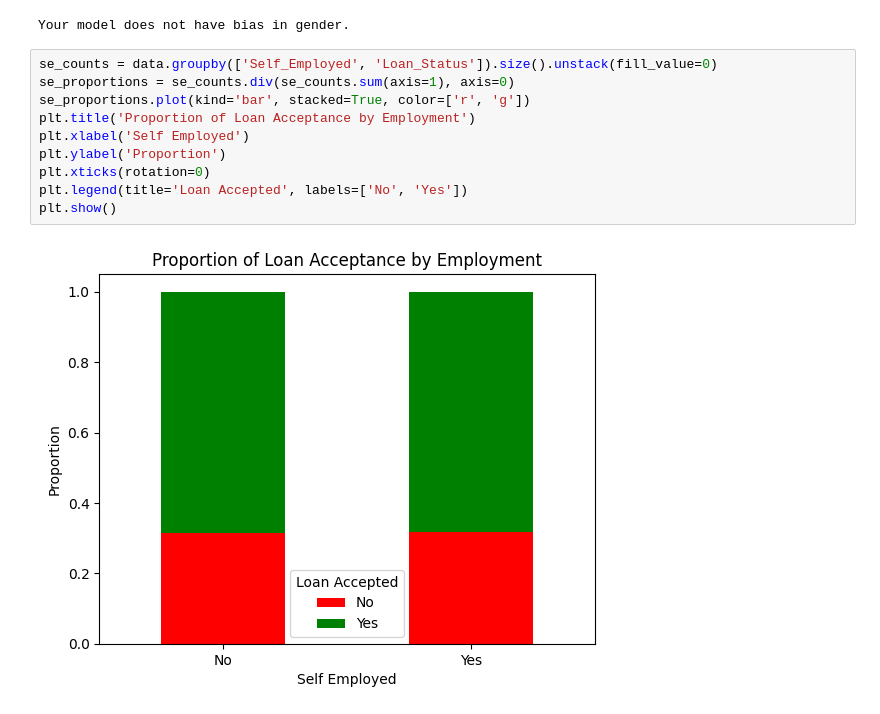
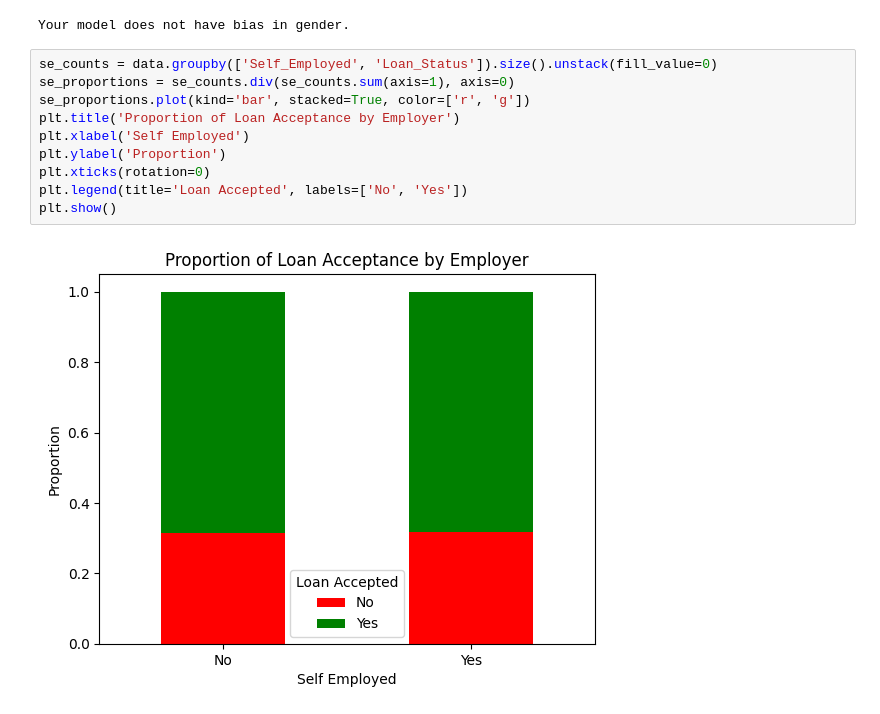
Before and after one commit to rdixitv/LoanEligibilityBiasChecker, a Jupyter notebook: loans.ipynb, the cells around one changed output. Cells and saved outputs as stored; diff of their text form.

```diff
--- a/loans.ipynb
+++ b/loans.ipynb
@@ -78,15 +78,15 @@ Your model does not have bias in gender.
 # %%
 se_counts = data.groupby(['Self_Employed', 'Loan_Status']).size().unstack(fill_value=0)
 se_proportions = se_counts.div(se_counts.sum(axis=1), axis=0)
 se_proportions.plot(kind='bar', stacked=True, color=['r', 'g'])
-plt.title('Proportion of Loan Acceptance by Employment')
+plt.title('Proportion of Loan Acceptance by Employer')
 plt.xlabel('Self Employed')
 plt.ylabel('Proportion')
 plt.xticks(rotation=0)
 plt.legend(title='Loan Accepted', labels=['No', 'Yes'])
 plt.show()
 # %% [output]
-[figure, old version]
+[figure, new version]
 # %%
 se_prop = se_proportions['Y']['Yes']
 nse_prop = se_proportions['Y']['No']
```
Also changed, not shown: parts of 3 cells of this notebook.
